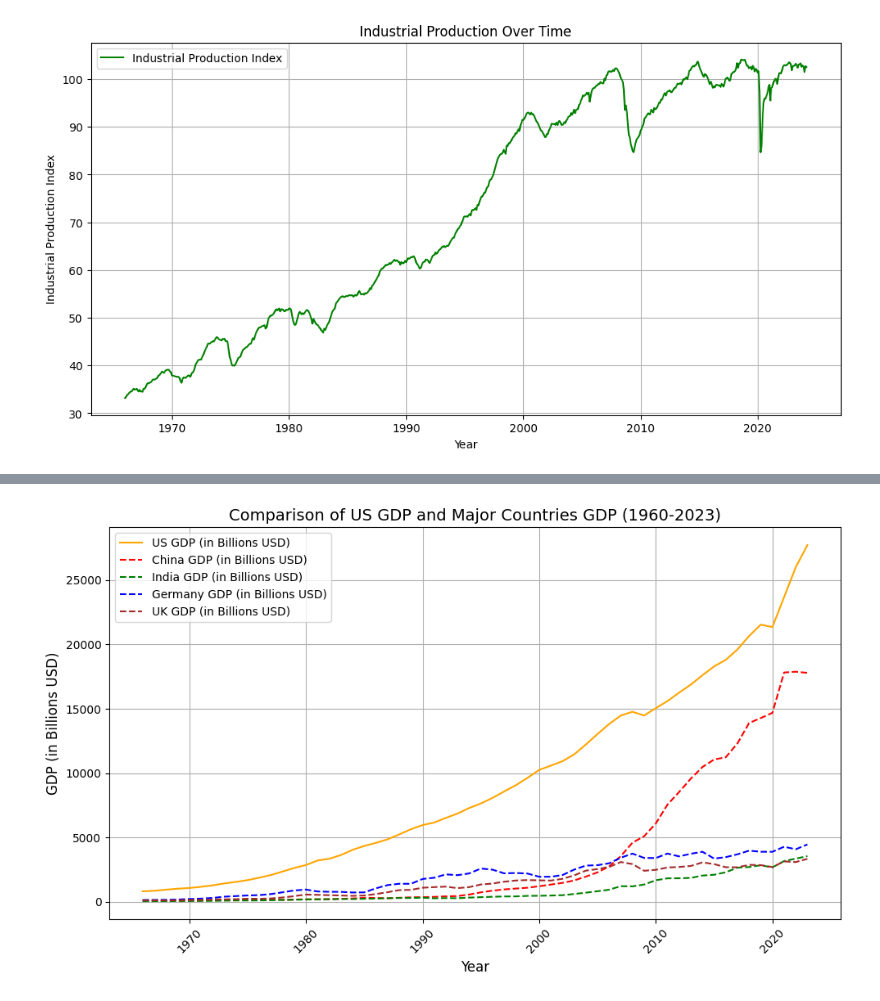
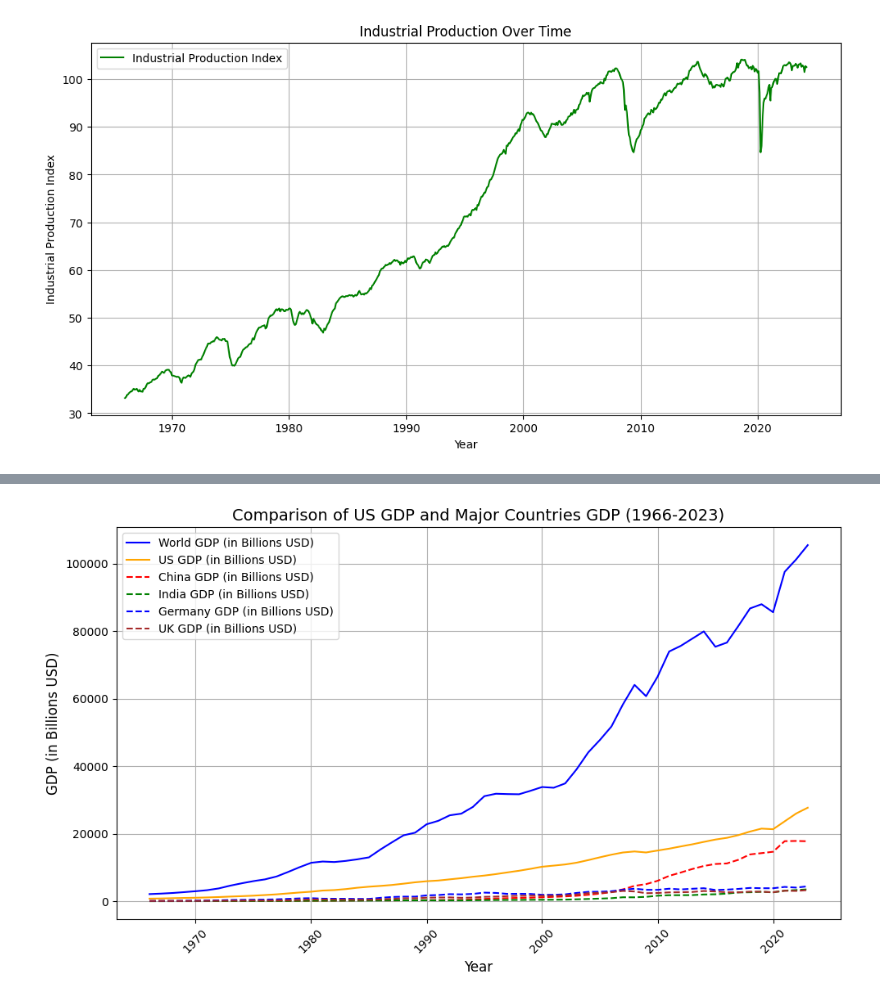
Before and after one commit to 1ev0y/ML-Project, a Jupyter notebook: Global Effect Of US Economy/Global_Effect_Of_US_Economy.ipynb, the cells around one changed output, grey strips where cells are left out. Drawn from its saved outputs; the diff is of its cells as text; code cells hidden in the pictures.

```diff
--- a/Global Effect Of US Economy/Global_Effect_Of_US_Economy.ipynb
+++ b/Global Effect Of US Economy/Global_Effect_Of_US_Economy.ipynb
@@ -108,32 +108,33 @@ uk_gdp_data['GDP'] = [x / 1e9 for x in uk_gdp_data['GDP']]
 china_gdp_data['DATE'] = pd.to_datetime(china_gdp_data['DATE'])
 india_gdp_data['DATE'] = pd.to_datetime(india_gdp_data['DATE'])
 germany_gdp_data['DATE'] = pd.to_datetime(germany_gdp_data['DATE'])
 uk_gdp_data['DATE'] = pd.to_datetime(uk_gdp_data['DATE'])
 
 merged_df = pd.merge(world_gdp_df, us_gdp_df, on='DATE', how='outer')
 # Merge dataframes on 'DATE'
 merged_df = pd.merge(merged_df, china_gdp_data[['DATE', 'GDP']], on='DATE', how='outer', suffixes=('', '_CHINA'))
 merged_df = pd.merge(merged_df, india_gdp_data[['DATE', 'GDP']], on='DATE', how='outer', suffixes=('', '_INDIA'))
 merged_df = pd.merge(merged_df, germany_gdp_data[['DATE', 'GDP']], on='DATE', how='outer', suffixes=('', '_GERMANY'))
 merged_df = pd.merge(merged_df, uk_gdp_data[['DATE', 'GDP']], on='DATE', how='outer', suffixes=('', '_UK'))
 
 # Rename columns for clarity
 merged_df.rename(columns={'GDP': 'GDP_USA'}, inplace=True)
 
 # Plotting
 plt.figure(figsize=(10, 6))
+plt.plot(merged_df['DATE'], merged_df['NYGDPMKTPCDWLD'], label='World GDP (in Billions USD)', color='blue', linestyle='-')
 plt.plot(merged_df['DATE'], merged_df['GDP_USA'], label='US GDP (in Billions USD)', color='orange', linestyle='-')
 plt.plot(merged_df['DATE'], merged_df['GDP_CHINA'], label='China GDP (in Billions USD)', color='red', linestyle='--')
 plt.plot(merged_df['DATE'], merged_df['GDP_INDIA'], label='India GDP (in Billions USD)', color='green', linestyle='--')
 plt.plot(merged_df['DATE'], merged_df['GDP_GERMANY'], label='Germany GDP (in Billions USD)', color='blue', linestyle='--')
 plt.plot(merged_df['DATE'], merged_df['GDP_UK'], label='UK GDP (in Billions USD)', color='brown', linestyle='--')
-plt.title('Comparison of US GDP and Major Countries GDP (1960-2023)', fontsize=14)
+plt.title('Comparison of US GDP and Major Countries GDP (1966-2023)', fontsize=14)
 plt.xlabel('Year', fontsize=12)
 plt.ylabel('GDP (in Billions USD)', fontsize=12)
 plt.legend()
 plt.grid(True)
 plt.xticks(rotation=45)
 plt.tight_layout()
 plt.show()
 # %% [output]
-[figure, old version]
+[figure, new version]
```
Also changed, not shown: parts of 1 cell of this notebook, 2 other files.
